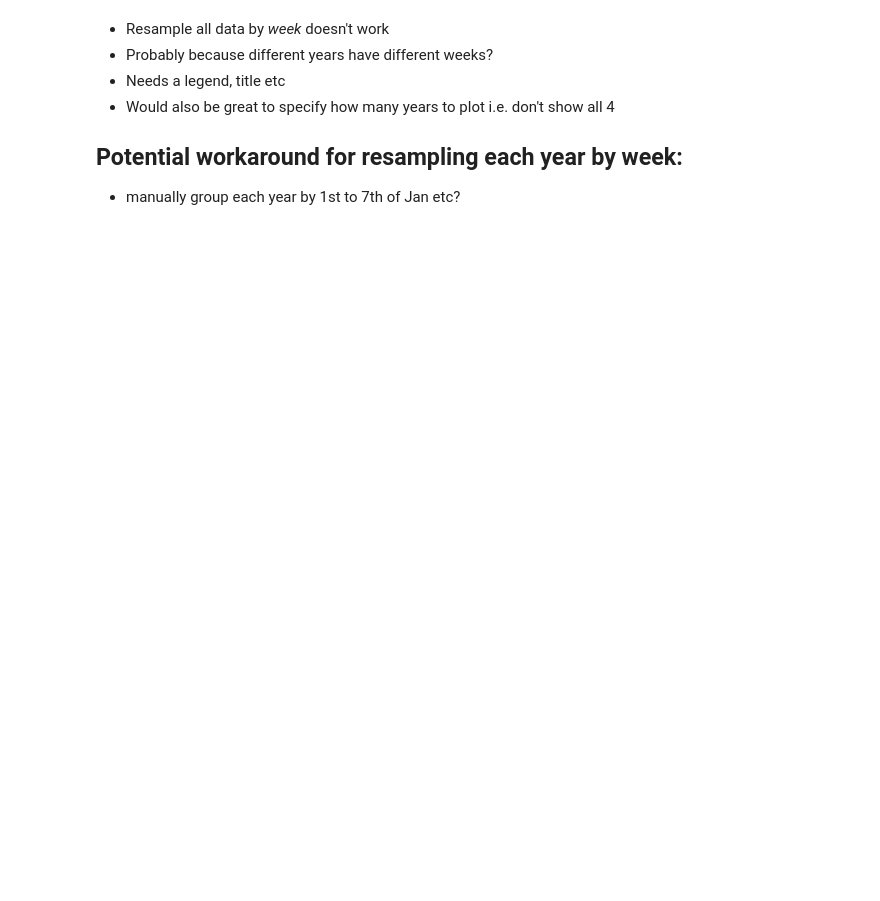
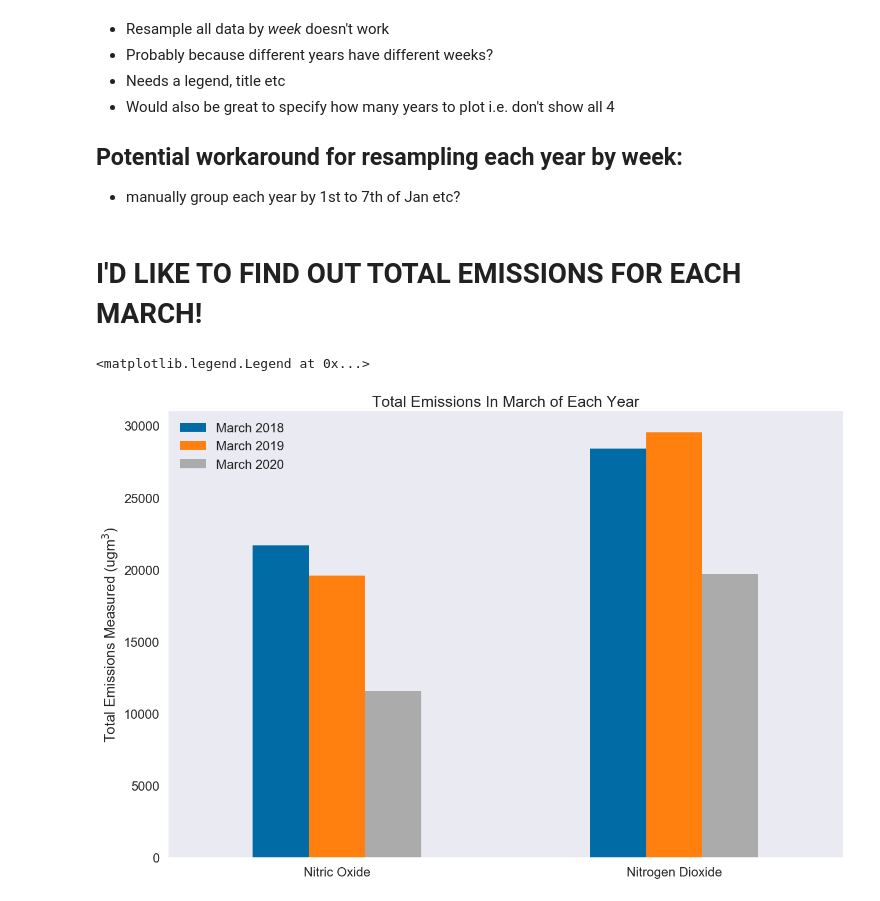
Before and after one commit to productivityboyz/Air-Pollution-Project, a Jupyter notebook: Derby Air Pollution.ipynb, the cells around one changed output. Drawn from its saved outputs; the diff is of its cells as text; code cells hidden in the pictures; blank space fills up the shorter version.

```diff
--- a/Derby Air Pollution.ipynb
+++ b/Derby Air Pollution.ipynb
@@ -341,3 +426,43 @@ year_comparison('03-01','03-31','D')
 
 ## Potential workaround for resampling each year by week:
 - manually group each year by 1st to 7th of Jan etc?
+# %% [markdown]
+# I'D LIKE TO FIND OUT TOTAL EMISSIONS FOR EACH MARCH!
+# %%
+march_17 = df_all.loc['2017-03-01':'2017-03-31']
+march_18 = df_all.loc['2018-03-01':'2018-03-31']
+march_19 = df_all.loc['2019-03-01':'2019-03-31']
+march_20 = df_all.loc['2020-03-01':'2020-03-31']
+
+mar_17_no = march_17['Nitric oxide'].sum()
+mar_17_nd = march_17['Nitrogen dioxide'].sum()
+
+mar_18_no = march_18['Nitric oxide'].sum()
+mar_18_nd = march_18['Nitrogen dioxide'].sum()
+
+mar_19_no = march_19['Nitric oxide'].sum()
+mar_19_nd = march_19['Nitrogen dioxide'].sum()
+
+mar_20_no = march_20['Nitric oxide'].sum()
+mar_20_nd = march_20['Nitrogen dioxide'].sum()
+
+data = {
+       'March 2018':[mar_18_no, mar_18_nd],
+        'March 2019':[mar_19_no, mar_19_nd],
+        'March 2020':[mar_20_no, mar_20_nd]}
+
+df = pd.DataFrame(data)
+df.index = ['Nitric Oxide','Nitrogen Dioxide']
+df
+
+#plt.style.use('seaborn-poster')
+plt.style.use('tableau-colorblind10')
+df.plot.bar(figsize=[15,10])
+plt.title('Total Emissions In March of Each Year')
+
+plt.ylabel('Total Emissions Measured (ugm$^3$)')
+plt.xticks(rotation=0)
+plt.legend(loc='upper left')
+# %% [output]
+<matplotlib.legend.Legend at 0x...>
+[figure, added]
```
Also changed, not shown: parts of 13 cells of this notebook, 1 other file.
